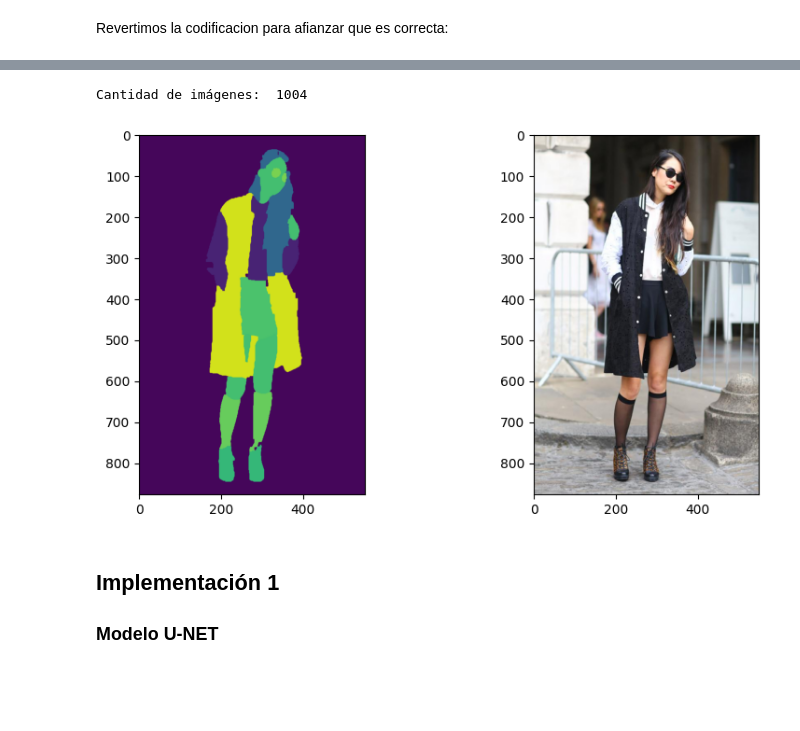
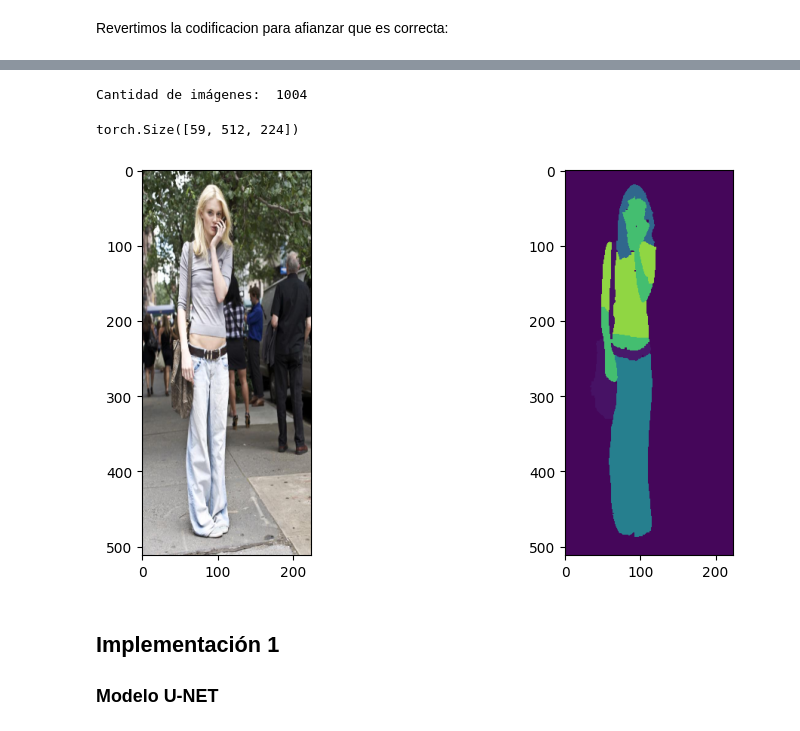
Before and after one commit to KrishT97/ClothVision, a Jupyter notebook: project.ipynb, the cells around one changed output, grey strips where cells are left out. Saved outputs shown, nothing was run; the diff lists cells and outputs as text; code cells hidden in the pictures; blank space fills up the shorter version.

```diff
--- a/project.ipynb
+++ b/project.ipynb
@@ -27,9 +21,9 @@ import os
 # esto es para que funcione matplotlib
 os.environ['KMP_DUPLICATE_LIB_OK'] = 'True'
 
-BATCH_SIZE = 32
-EPOCHS = 30
-IMAGE_SIZE = 28
+BATCH_SIZE = 4
+EPOCHS = 10
 DATASET_DIR = './data/'
 MODELS_DIR = 'models/'
+print(torch.cuda.get_device_name())
 # %% [output]
@@ -86,12 +85,14 @@ Sus colores segun el dataframe:
 # %% [markdown]
 Dataset para cargar imágenes:
 # %%
+import numpy as np
+
 encoder = OneHotEncoder(sparse=False)
-codes = encoder.fit_transform(classes["class_name"].values.reshape(-1,1))
+codes = encoder.fit_transform(classes["class_name"].values.reshape(-1,1)).astype(np.uint8)
 
 encoded_df = pd.concat([classes, pd.Series(list(codes[:]))], axis=1).rename(columns={0: "One-hot"}, inplace=False)
-encoded_df["array_value"] = encoded_df[["r","g","b"]].apply(lambda x: np.array([x.r, x.g, x.b]), axis=1)
-encoded_df["tensor_value"] = encoded_df[["r","g","b"]].apply(lambda x: torch.tensor([x.r, x.g, x.b]).float(), axis=1)
+encoded_df["array_value"] = encoded_df[["r","g","b"]].apply(lambda x: np.array([x.r, x.g, x.b], dtype=np.uint8), axis=1)
+encoded_df["tensor_value"] = encoded_df[["r","g","b"]].apply(lambda x: torch.tensor([x.r, x.g, x.b], dtype=torch.uint8), axis=1)
 encoded_df
 # %% [output]
 |  | class_name | r | g | b | One-hot | array_value | tensor_value |
@@ -196,9 +198,14 @@ Revertimos la codificacion para afianzar que es correcta:
 # %%
 import numpy as np
+import matplotlib.pyplot as plt
+
 onehot_to_array = {v.tobytes(): k for k, v in array_to_onehot.items()}
+def decode_image(image):
+    return np.apply_along_axis(lambda pixel: np.frombuffer(onehot_to_array[pixel.tobytes()], dtype=np.uint8), 0, np.array(image, np.uint8)).transpose(1,2,0)
+
+
+
 label = CustomClothingDataset(root_dir=DATASET_DIR).__getitem__(0)[1]
-
-codified = np.apply_along_axis(lambda pixel: np.frombuffer(onehot_to_array[pixel.tobytes()], dtype=np.int64), 2, np.array(label))
-plt.imshow(codified)
+plt.imshow(decode_image(label))
 # %% [output]
 <matplotlib.image.AxesImage at 0x...>
@@ -205,0 +213,8 @@ plt.imshow(codified)
+# %%
+
+image = Image.open(r"C:\Users\Usuario\PycharmProjects\aaiv\ClothingProject\data\labels\pixel_level_labels_colored\0001.png")
+
+
+label = np.asarray(image, dtype=np.uint8)
+codified = np.apply_along_axis(lambda pixel: array_to_onehot[pixel.tobytes()], 2, label)
+label_ = torch.tensor(codified, dtype=torch.uint8)
@@ -206,29 +274,31 @@ plt.imshow(codified)
 # %%
 from matplotlib import pyplot as plt
 import numpy as np
 from torch.utils.data import DataLoader
 
 dataset = CustomClothingDataset(root_dir=DATASET_DIR,
                                 transform_input=transforms.Compose([
-                     transforms.Resize((864,550), interpolation=InterpolationMode.NEAREST), #size mayor de las imagenes, para todas iguales sin perder información
+                     transforms.Resize((512, 224)), #size mayor de las imagenes, para todas iguales sin perder información
                  ]),
-                                transform_labels=transforms.Compose([transforms.Resize((877,550)),
-                                                                    transforms.PILToTensor()
+                                transform_labels=transforms.Compose([transforms.Resize((512, 224), interpolation=InterpolationMode.NEAREST_EXACT)
     ])
                                 )
 data_loader = DataLoader(dataset, batch_size=BATCH_SIZE, shuffle=True)
 print("Cantidad de imágenes: ", len(data_loader.dataset))
+
 for image, label in data_loader:
     plt.figure(figsize=(10, 5))
     plt.subplot(1, 2, 1)
-    plt.imshow(np.transpose(label[0].int(), (1, 2, 0)))
+    plt.imshow(np.transpose(image[0].int(), (1, 2, 0)))
     plt.subplot(1, 2, 2)
-    plt.imshow(np.transpose(image[0].int(), (1, 2, 0)))
+    print(label[0].shape)
+    plt.imshow(decode_image(label[0]))
     plt.show()
     break
 # %% [output]
 Cantidad de imágenes:  1004
+torch.Size([59, 512, 224])
-[figure, old version]
+[figure, new version]
 # %% [markdown]
 ## Implementación 1
 ### Modelo U-NET
```
Also changed, not shown: parts of 20 cells of this notebook, 4 other files.
